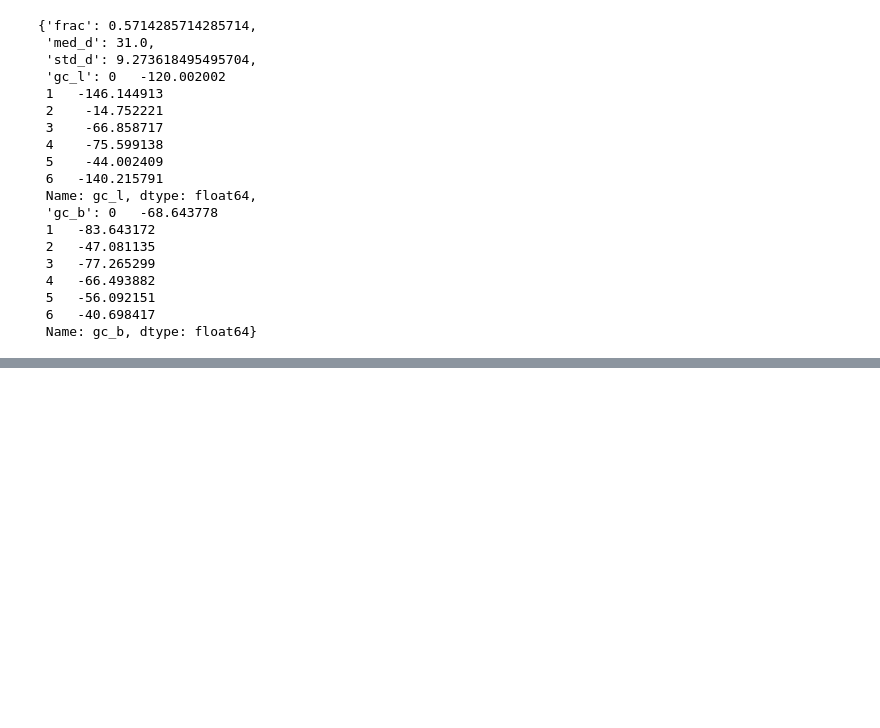
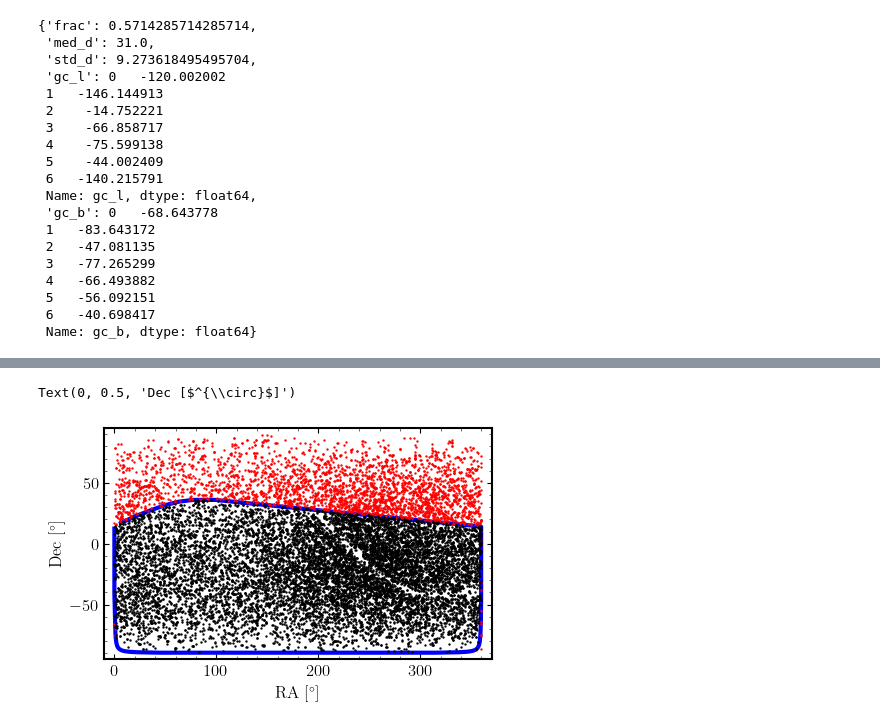
Before and after one commit to dc-broo3/oceanus, a Jupyter notebook: analysis/DES-stream-data.ipynb, the cells around one changed output, grey strips where cells are left out. Cells and saved outputs as stored; diff of their text form; code cells hidden in the pictures; blank space fills up the shorter version.

```diff
--- a/analysis/DES-stream-data.ipynb
+++ b/analysis/DES-stream-data.ipynb
@@ -693,0 +832,8 @@ Figure saved.
+# %%
+rubin_radec = np.load('RUBIN_ra_dec_footprint.npy')
+# Create an approximate outline around the edges of Rubin LSST footprint
+hull = ConvexHull(rubin_radec)
+rubin_outline_radec = rubin_radec[hull.vertices]
+
+outline_path = Path(rubin_outline_radec)
+outline_patch = patches.PathPatch(outline_path, facecolor='none', edgecolor='b', lw=3)
@@ -693,0 +847,26 @@ Figure saved.
+# %%
+lb_streams = SkyCoord(l=l_gc*u.deg,
+    b=b_gc*u.deg, frame='galactic')
+
+radec_streams = lb_streams.transform_to('icrs')
+radec_streams = np.vstack([radec_streams.ra.value, radec_streams.dec.value]).T
+# %%
+mask = outline_path.contains_points(radec_streams)
+rubin_streams = radec_streams[mask]
+# %%
+fig, ax = plt.subplots(figsize=(5,3))
+
+# ax.add_patch(patch_rubin)
+ax.add_patch(outline_patch)
+
+plt.scatter(radec_streams[~mask][:,0], radec_streams[~mask][:,1], marker='.', c='r', s=2)
+plt.scatter(rubin_streams[:,0], rubin_streams[:,1], marker='.', c='k', s=2)
+
+ax.set_xlim(-10,370)
+ax.set_ylim(-95,95)
+
+ax.set_xlabel('RA [$^{\circ}$]')
+ax.set_ylabel('Dec [$^{\circ}$]')
+# %% [output]
+Text(0, 0.5, 'Dec [$^{\\circ}$]')
+[figure, added]
```
Also changed, not shown: parts of 10 cells of this notebook.
